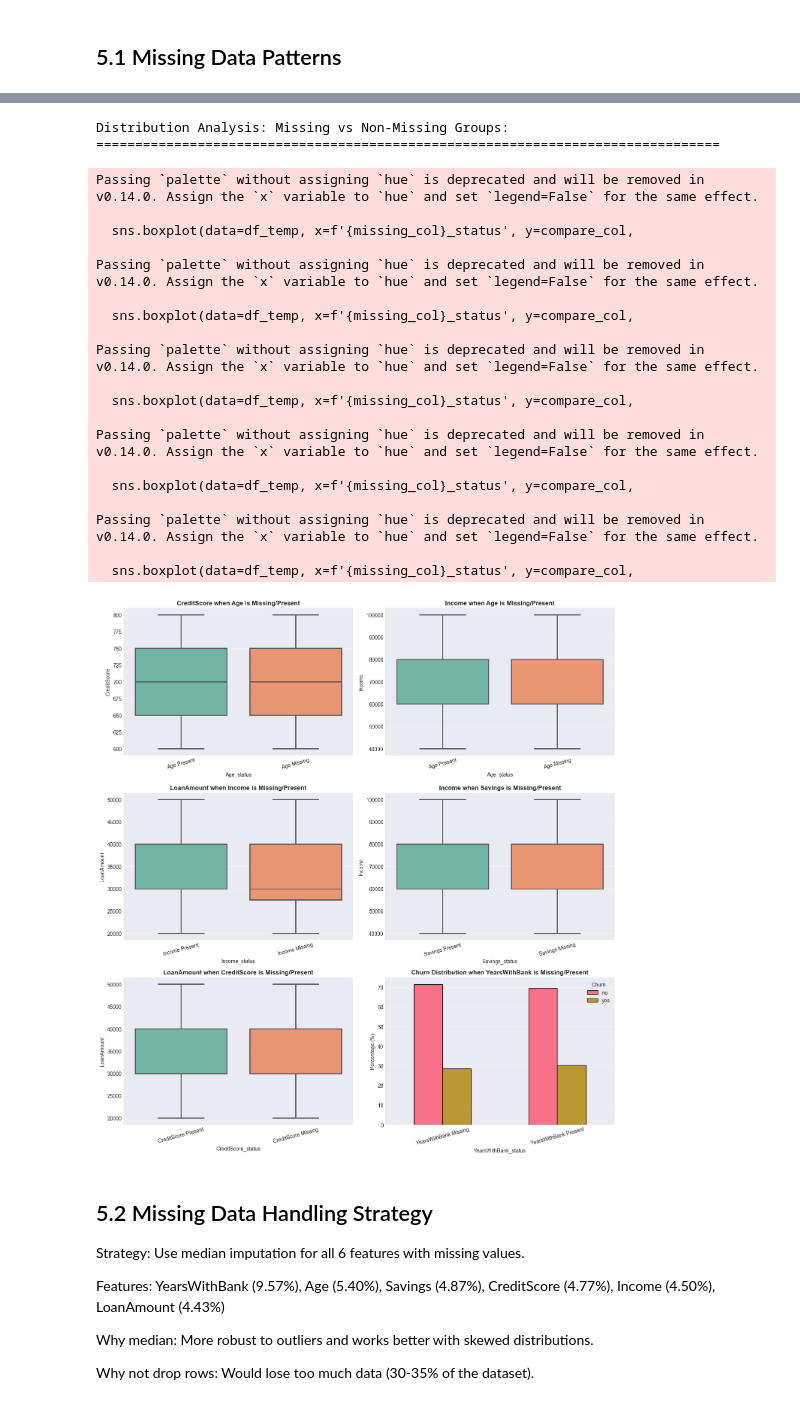
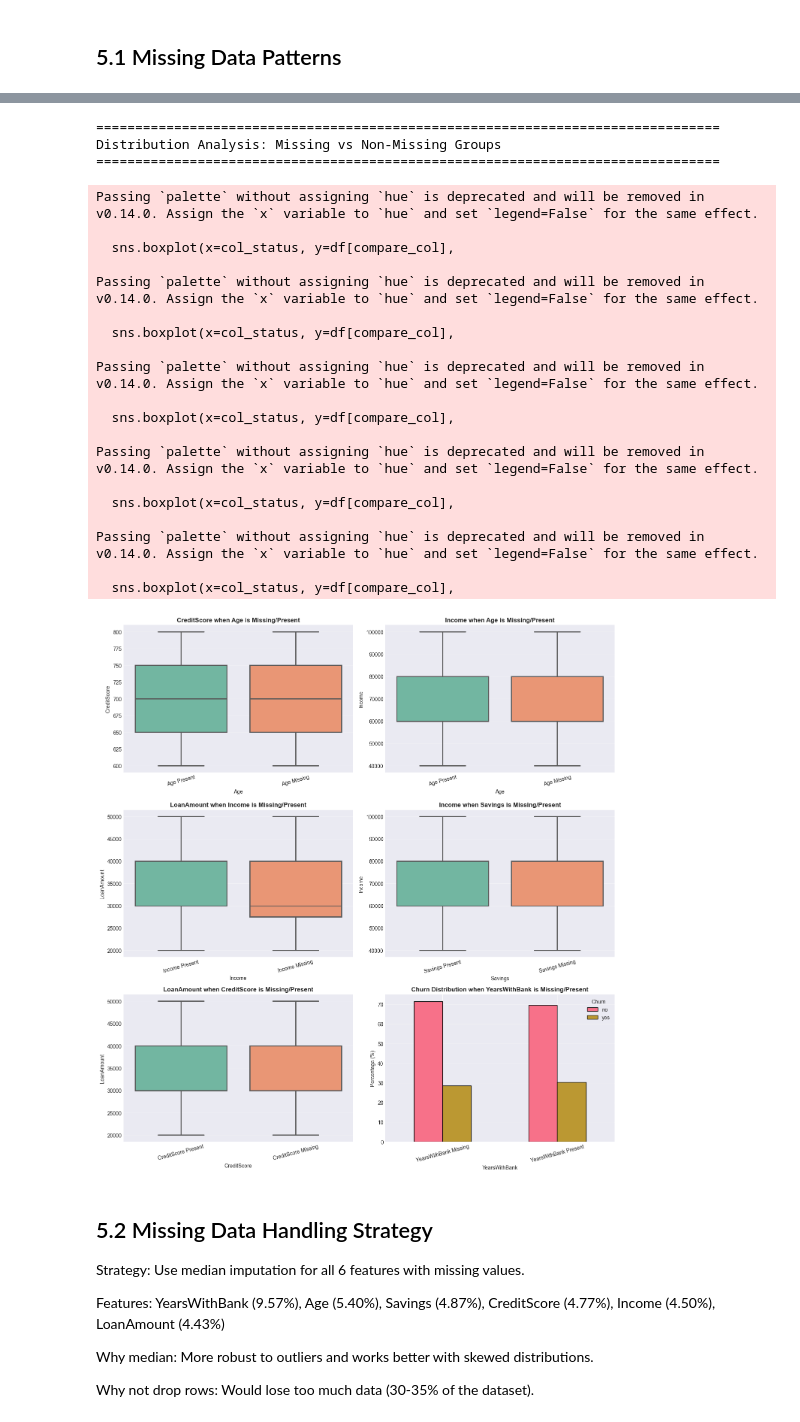
Before and after one commit to troumel/ex3, a Jupyter notebook: bank_eda_analysis.ipynb, the cells around one changed output, grey strips where cells are left out. Drawn from its saved outputs; the diff is of its cells as text; code cells hidden in the pictures.

Commit message:
clean up

```diff
--- a/bank_eda_analysis.ipynb
+++ b/bank_eda_analysis.ipynb
@@ -287,14 +330,10 @@ YearsWithBank:
 [figure]
 # %%
 # Analyze distributions of variables for missing vs non-missing groups
-print("Distribution Analysis: Missing vs Non-Missing Groups:")
-print("="*80)
+print_header("Distribution Analysis: Missing vs Non-Missing Groups")
 
-# Define column types (needed for this analysis)
-numerical_cols = df.select_dtypes(include=[np.number]).columns.tolist()
-categorical_cols = df.select_dtypes(include=['object']).columns.tolist()
-numerical_cols_clean = [col for col in numerical_cols if col != 'CustomerID']
-categorical_cols_clean = [col for col in categorical_cols if col != 'CustomerID']
+# Get column types using helper function
+numerical_cols, categorical_cols, numerical_cols_clean, categorical_cols_clean = get_column_types(df)
 
 # For each column with missing values, analyze how other features differ
 # when this column is missing vs present
@@ -313,55 +352,55 @@ analysis_pairs = [
 
 for idx, (missing_col, compare_col) in enumerate(analysis_pairs):
     if missing_col in missing_cols:
-        df_temp = df.copy()
-        df_temp[f'{missing_col}_status'] = df_temp[missing_col].isnull().map(
+        # Create status column without copying entire DataFrame
+        col_status = df[missing_col].isnull().map(
             {True: f'{missing_col} Missing', False: f'{missing_col} Present'}
         )
 
         if compare_col in numerical_cols_clean:
             # Numerical comparison
-            sns.boxplot(data=df_temp, x=f'{missing_col}_status', y=compare_col,
+            sns.boxplot(x=col_status, y=df[compare_col],
                        ax=axes[idx], palette='Set2', linewidth=2)
             axes[idx].set_title(f'{compare_col} when {missing_col} is Missing/Present',
                               fontweight='bold')
             axes[idx].tick_params(axis='x', rotation=15)
         else:
             # Categorical comparison
-            ct = pd.crosstab(df_temp[f'{missing_col}_status'], df_temp[compare_col],
-                           normalize='index') * 100
+            ct = pd.crosstab(col_status, df[compare_col], normalize='index') * 100
             ct.plot(kind='bar', ax=axes[idx], stacked=False, edgecolor='black')
             axes[idx].set_title(f'{compare_col} Distribution when {missing_col} is Missing/Present',
                               fontweight='bold')
             axes[idx].set_ylabel('Percentage (%)')
             axes[idx].tick_params(axis='x', rotation=15)
 
         axes[idx].grid(True, alpha=0.3, axis='y')
 
 plt.tight_layout()
 plt.show()
 # %% [output]
-Distribution Analysis: Missing vs Non-Missing Groups:
 ================================================================================
+Distribution Analysis: Missing vs Non-Missing Groups
+================================================================================
 Passing `palette` without assigning `hue` is deprecated and will be removed in v0.14.0. Assign the `x` variable to `hue` and set `legend=False` for the same effect.
 
-  sns.boxplot(data=df_temp, x=f'{missing_col}_status', y=compare_col,
+  sns.boxplot(x=col_status, y=df[compare_col],
 
 Passing `palette` without assigning `hue` is deprecated and will be removed in v0.14.0. Assign the `x` variable to `hue` and set `legend=False` for the same effect.
 
-  sns.boxplot(data=df_temp, x=f'{missing_col}_status', y=compare_col,
+  sns.boxplot(x=col_status, y=df[compare_col],
 
 Passing `palette` without assigning `hue` is deprecated and will be removed in v0.14.0. Assign the `x` variable to `hue` and set `legend=False` for the same effect.
 
-  sns.boxplot(data=df_temp, x=f'{missing_col}_status', y=compare_col,
+  sns.boxplot(x=col_status, y=df[compare_col],
 
 Passing `palette` without assigning `hue` is deprecated and will be removed in v0.14.0. Assign the `x` variable to `hue` and set `legend=False` for the same effect.
 
-  sns.boxplot(data=df_temp, x=f'{missing_col}_status', y=compare_col,
+  sns.boxplot(x=col_status, y=df[compare_col],
 
 Passing `palette` without assigning `hue` is deprecated and will be removed in v0.14.0. Assign the `x` variable to `hue` and set `legend=False` for the same effect.
 
-  sns.boxplot(data=df_temp, x=f'{missing_col}_status', y=compare_col,
+  sns.boxplot(x=col_status, y=df[compare_col],
-[figure, old version]
+[figure, new version]
 # %% [markdown]
 ## 5.2 Missing Data Handling Strategy
 
```
Also changed, not shown: parts of 25 cells of this notebook.
